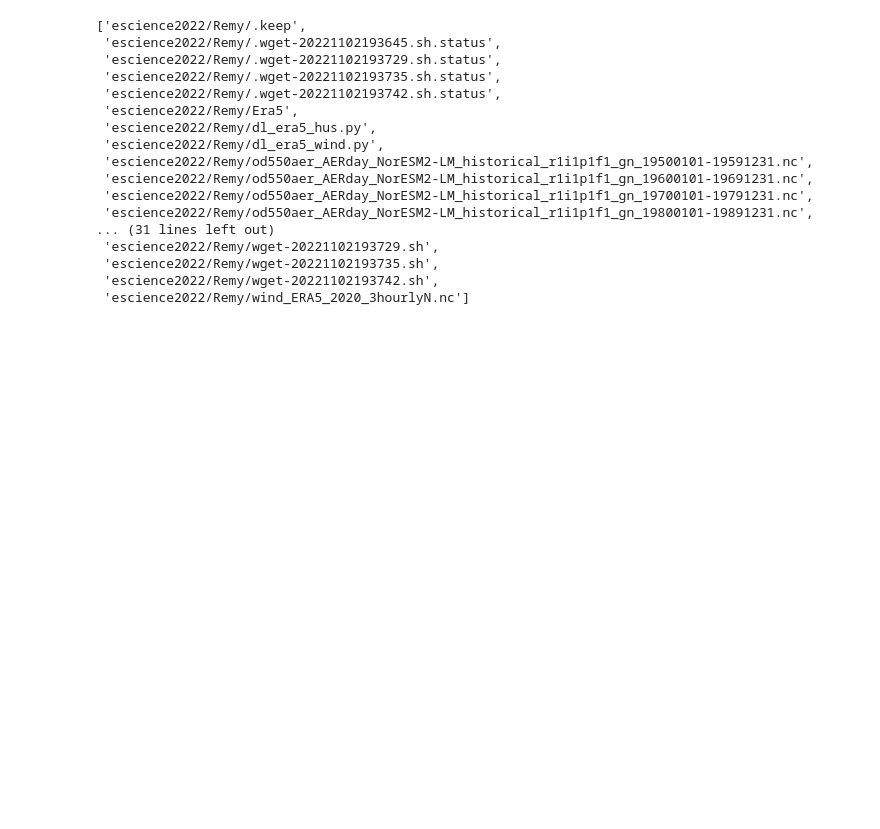
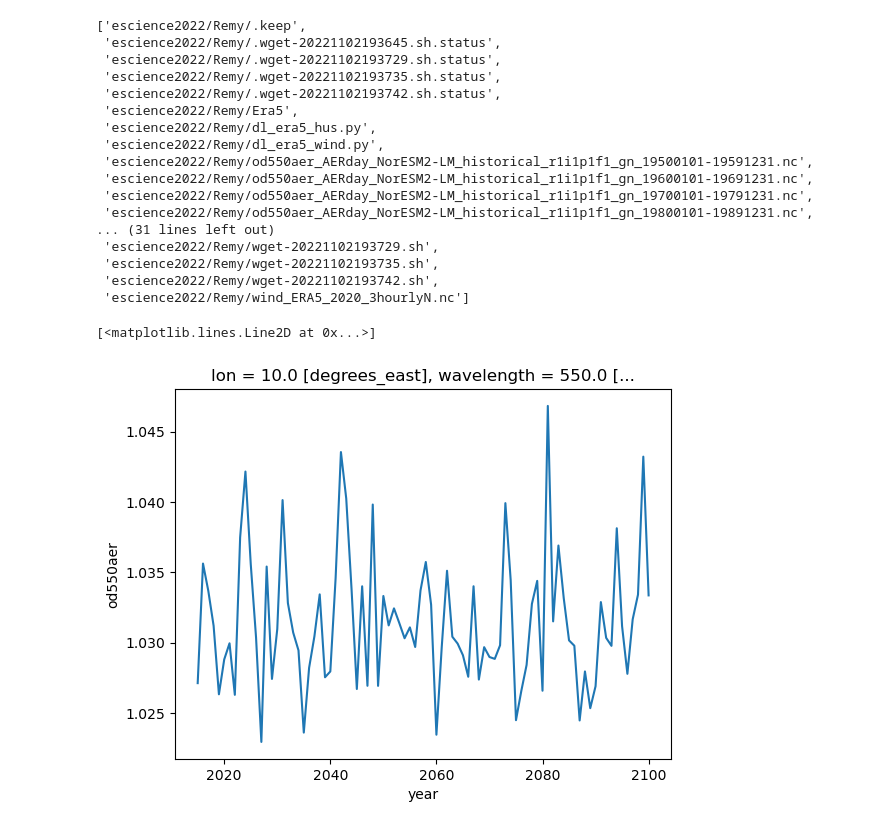
Before and after one commit to eScience-course/Tjaernoe2022-group5, a Jupyter notebook: notebooks/Lea/dataandstuff.ipynb, the cells around one changed output. Drawn from its saved outputs; the diff is of its cells as text; code cells hidden in the pictures; blank space fills up the shorter version.

```diff
--- a/notebooks/Lea/dataandstuff.ipynb
+++ b/notebooks/Lea/dataandstuff.ipynb
@@ -145,3 +137,10 @@ s3path = list(['escience2022/Remy/od550aer_AERday_NorESM2-LM_ssp245_r1i1p1f1_gn_
 sopenlist=[s3.open(ss) for ss in s3path]
 
 ssp245 = xr.open_mfdataset(sopenlist)
+# %%
+trend = ssp245.sel(lon = 11, lat = 80, method = 'nearest')
+trend = trend.groupby('time.year').mean()
+trend['od550aer'].plot()
+# %% [output]
+[<matplotlib.lines.Line2D at 0x...>]
+[figure, added]
```
Also changed, not shown: parts of 3 cells of this notebook.
